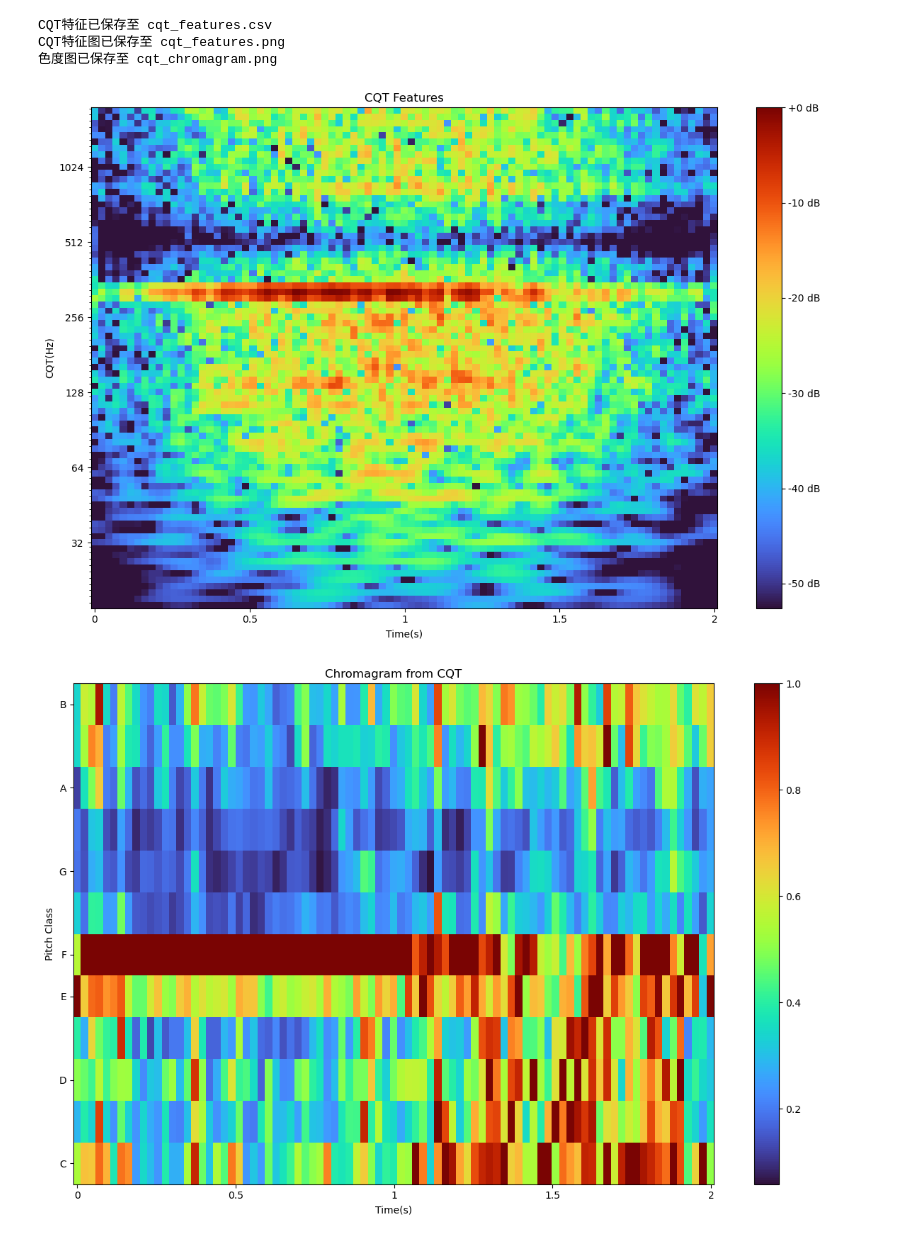
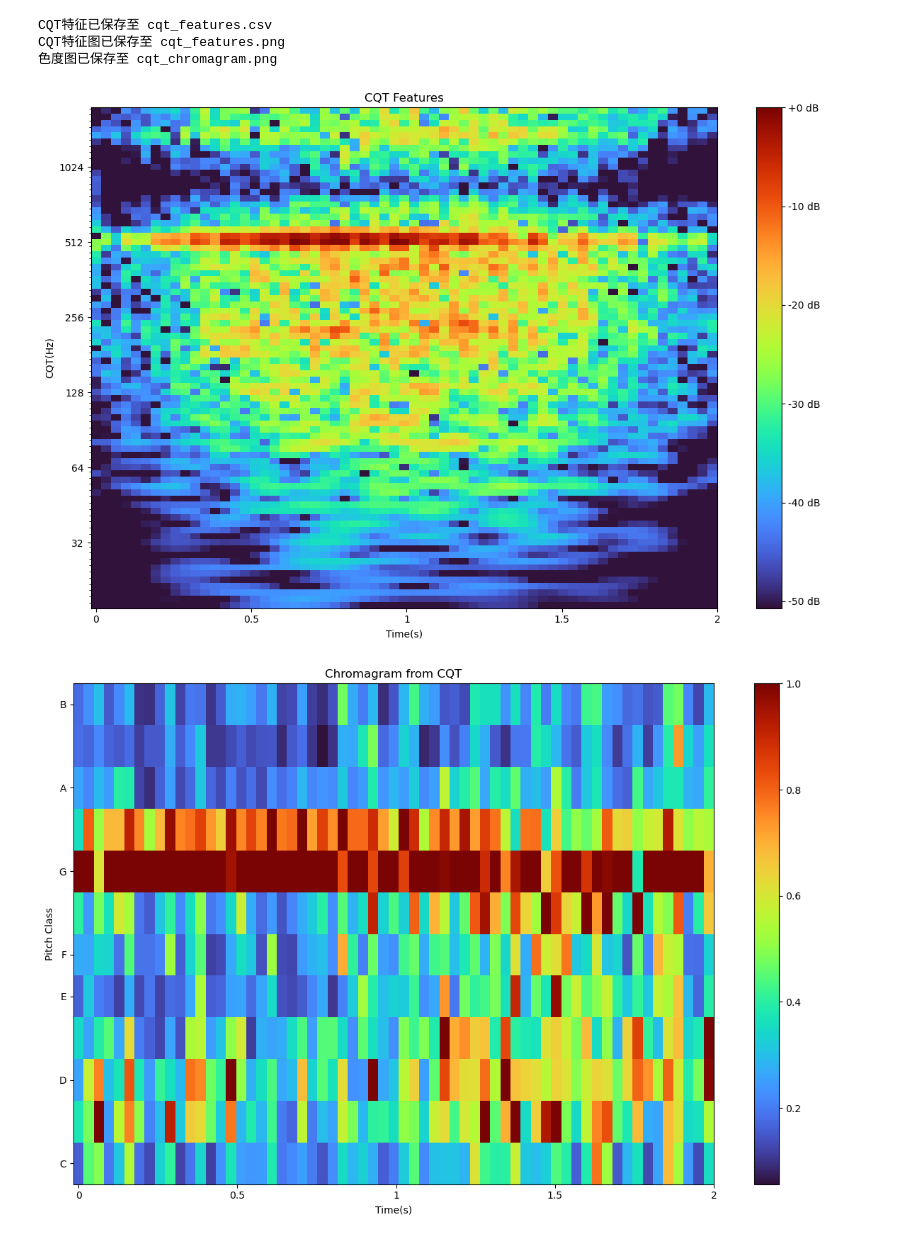
Before and after one commit to YoungBossX/Multi-feature-fusion-model-for-ship-audio, a Jupyter notebook: feature_extraction/time_frequency_representation/CQT.ipynb, the cells around one changed output. Cells and saved outputs as stored; diff of their text form; code cells hidden in the pictures.

```diff
--- a/feature_extraction/time_frequency_representation/CQT.ipynb
+++ b/feature_extraction/time_frequency_representation/CQT.ipynb
@@ -41,7 +41,7 @@ def extract_cqt_transformer(sample_rate):
         bins_per_octave=12,
         n_bins=80,
         hop_length=512,
-        fmin=32.7, # C1音符频率
+        fmin=20.0,
         window='hann',
         center=True,
         pad_mode='reflect',
@@ -110,7 +110,7 @@ def extract_cqt_with_harmonics(waveform, sample_rate, harmonics=[1, 2, 3]):
 
     for h in harmonics:
         # 计算谐波的基频
-        fmin_harmonic = 32.7 * h  # C1音符频率 * 谐波次数
+        fmin_harmonic = 20.0 * h  # C1音符频率 * 谐波次数
         safe_bins =[]
         # 动态计算安全的n_bins，确保不超过奈奎斯特频率，公式：fmax = fmin * 2^(n_bins/bins_per_octave)，解得：n_bins = bins_per_octave * log2(fmax/fmin)
         max_safe_ratio = nyquist_freq / fmin_harmonic
@@ -121,7 +121,7 @@ def extract_cqt_with_harmonics(waveform, sample_rate, harmonics=[1, 2, 3]):
     # 为每个谐波提取CQT特征
     for h in harmonics:
         # 计算谐波的基频
-        fmin_harmonic = 32.7 * h  # C1音符频率 * 谐波次数
+        fmin_harmonic = 20.0 * h  # C1音符频率 * 谐波次数
 
         # 使用librosa统一提取CQT特征
         harmonic_cqt = librosa.cqt(
@@ -183,35 +183,35 @@ audio_file = r'E:\数据集\ShipEar\data_preprocessing\3_Frame_Windows_2s_50%\6_
 waveform, original_sr = torchaudio.load(audio_file)
 
 # 重采样
-target_sr = 22050
+target_sr = 16000
 if original_sr != target_sr:
     resampler = torchaudio.transforms.Resample(original_sr, target_sr)
     waveform = resampler(waveform)
 
 # 创建CQT变换器
 cqt_transformer = extract_cqt_transformer(target_sr)
 
 # 提取CQT特征
 cqt_features = cqt_transformer(waveform)
 
 # 转换为numpy数组便于处理
 cqt_data = cqt_features.detach().cpu().numpy()[0]
 
 # 保存CQT特征到CSV
 save_cqt_to_csv(cqt_data, 'cqt_features.csv')
 
 # 可视化CQT特征
 plot_cqt_features(cqt_data, target_sr, 'cqt_features.png')
 
 # 可视化Chromagram
 chromagram = extract_chromagram_from_cqt(waveform, target_sr)
 plot_chromagram(chromagram, target_sr, 'cqt_chromagram.png')
 
 # 提取CQT特征及其谐波特征
 cqt_harmonics = extract_cqt_with_harmonics(waveform, target_sr)
 # %% [output]
 CQT特征已保存至 cqt_features.csv
 CQT特征图已保存至 cqt_features.png
 色度图已保存至 cqt_chromagram.png
-[figure, old version]
+[figure, new version]
-[figure, old version]
+[figure, new version]
```
Also changed, not shown: parts of 1 cell of this notebook, 7 other files.
